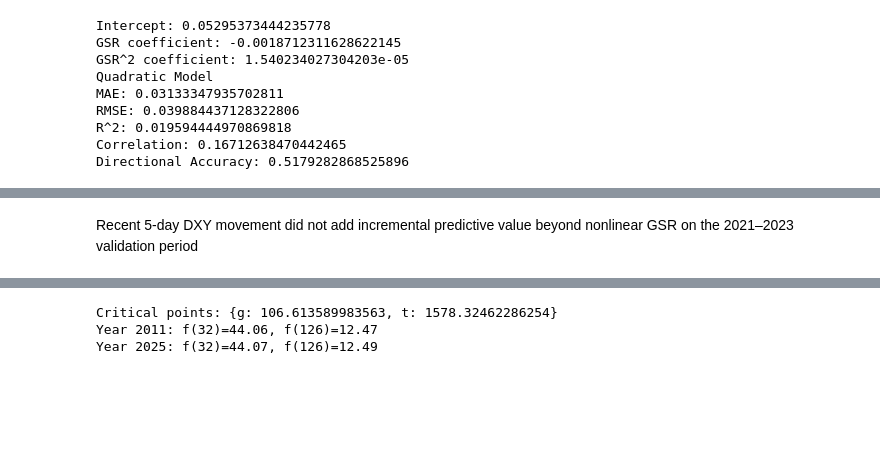
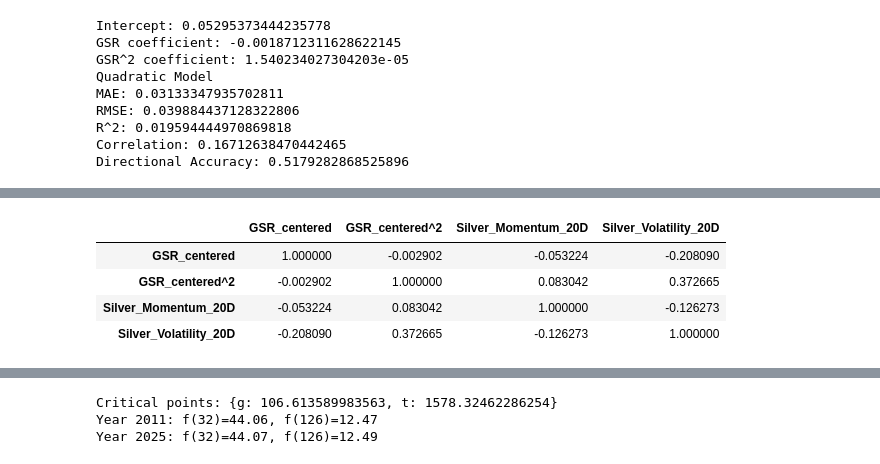
Before and after one commit to praneelbasu73/Silver-Return-Forecasting, a Jupyter notebook: Silver Stress Test.ipynb, the cells around one changed output, grey strips where cells are left out. Cells and saved outputs as stored; diff of their text form; code cells hidden in the pictures; blank space fills up the shorter version.

Commit message:
Found prospect model feats,implemented and reduced multicollinearity and vif

```diff
--- a/Silver Stress Test.ipynb
+++ b/Silver Stress Test.ipynb
@@ -82,5 +84,14 @@ validation = model_data[
 test = model_data[
     model_data['Date'] >= '2024-01-01'
 ].copy()
+# %%
+#Centering GSR to avoid multicollinearity (added due to high VIF for gsr and gsr^2)
+gsr_mean = train['GSR'].mean()
+
+train['GSR_centered'] = train['GSR'] - gsr_mean
+validation['GSR_centered'] = validation['GSR'] - gsr_mean
+
+train['GSR_centered^2'] = train['GSR_centered'] ** 2
+validation['GSR_centered^2'] = validation['GSR_centered'] ** 2
 # %%
 #GSR only test
@@ -233,10 +254,10 @@ Directional Accuracy: 0.5179282868525896
 # %%
 #GSR Degree 2 plus feat/s training
 
-train['GSR^2']= train['GSR']**2
-validation['GSR^2']= validation['GSR']**2
+train['GSR_centered^2'] = train['GSR_centered'] ** 2
+validation['GSR_centered^2'] = validation['GSR_centered'] ** 2
 
-X_train_quad = train[['GSR','GSR^2', 'Silver_Momentum_20D','Silver_Volatility_20D' ]]
+X_train_quad = train[['GSR_centered','GSR_centered^2','Silver_Momentum_20D','Silver_Volatility_20D']]
 y_train_quad = train['Silver_Return_5D_Forward']
 
 quad_model = LinearRegression()
@@ -245,6 +266,6 @@ quad_model.fit(X_train_quad, y_train_quad)
 print("Intercept:", quad_model.intercept_)
 print("GSR coefficient:", quad_model.coef_[0])
 print("GSR^2 coefficient:", quad_model.coef_[1])
-print("20-day silver momentum coefficient:", quad_model.coef_[1])
-print("20-day silver vol coefficient:", quad_model.coef_[1])
+print("20-day silver momentum coefficient:", quad_model.coef_[2])
+print("20-day silver vol coefficient:", quad_model.coef_[3])
 # %% [output]
@@ -286,3 +307,17 @@ Correlation: 0.19624042314268153
 Directional Accuracy: 0.547144754316069
-# %% [markdown]
-Recent 5-day DXY movement did not add incremental predictive value beyond nonlinear GSR on the 2021–2023 validation period
+# %%
+# Post model fitting, exploring predictor relationships
+features = [
+    'GSR_centered',
+    'GSR_centered^2',
+    'Silver_Momentum_20D',
+    'Silver_Volatility_20D'
+]
+corr_matrix = train[features].corr()
+corr_matrix
+# %% [output]
+|  | GSR_centered | GSR_centered^2 | Silver_Momentum_20D | Silver_Volatility_20D |
+| GSR_centered | 1.000000 | -0.002902 | -0.053224 | -0.208090 |
+| GSR_centered^2 | -0.002902 | 1.000000 | 0.083042 | 0.372665 |
+| Silver_Momentum_20D | -0.053224 | 0.083042 | 1.000000 | -0.126273 |
+| Silver_Volatility_20D | -0.208090 | 0.372665 | -0.126273 | 1.000000 |
```
Also changed, not shown: parts of 10 cells of this notebook.
